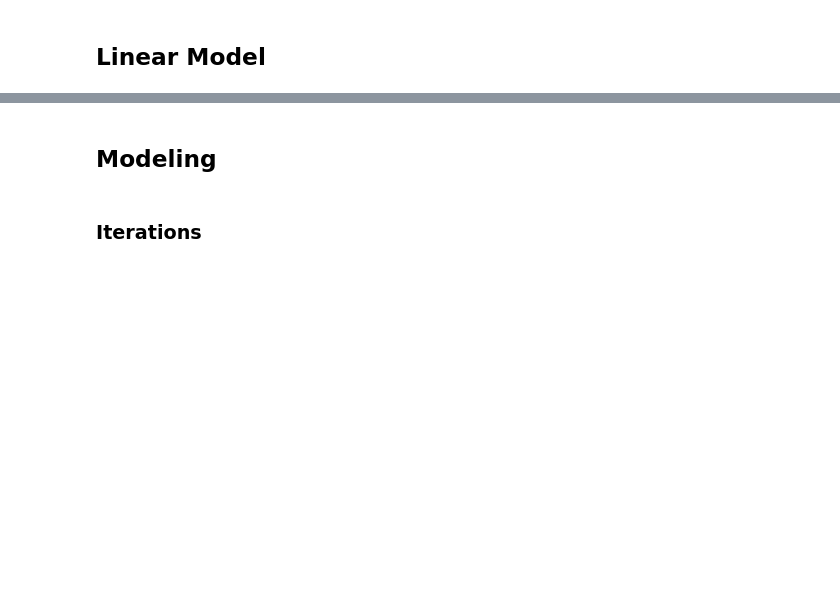
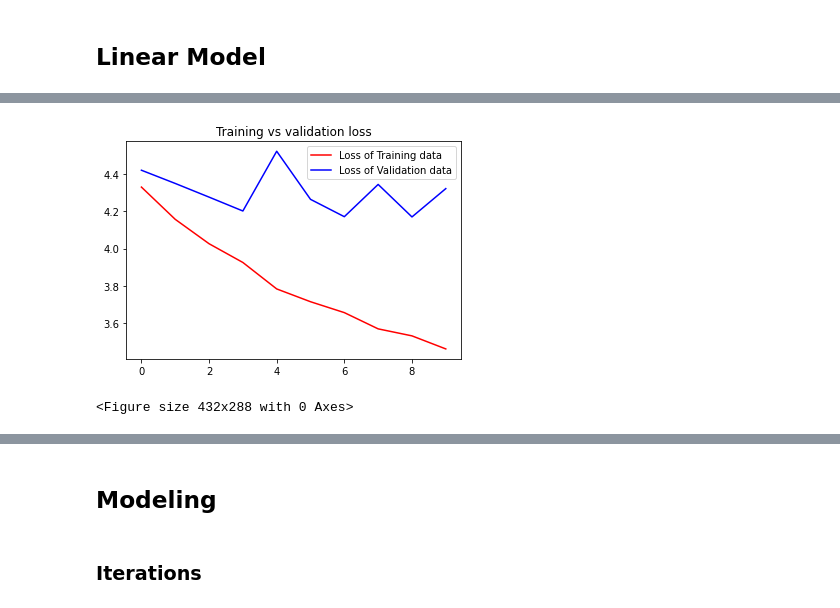
Before and after one commit to darthur93/Capstone-Image-Recognition, a Jupyter notebook: Notebook.ipynb, the cells around one changed output, grey strips where cells are left out. Drawn from its saved outputs; the diff is of its cells as text; code cells hidden in the pictures; blank space fills up the shorter version.

```diff
--- a/Notebook.ipynb
+++ b/Notebook.ipynb
@@ -541,0 +768,11 @@ evaluate(model, test_loader)
+# %%
+epochs = range(len(get_loss))
+plt.plot(epochs, get_loss, 'r', label='Loss of Training data')
+plt.plot(epochs, validation_loss, 'b', label='Loss of Validation data')
+plt.title('Training vs validation loss')
+plt.legend(loc=0)
+plt.figure()
+plt.show()
+# %% [output]
+[figure, added]
+<Figure size 432x288 with 0 Axes>
```
Also changed, not shown: parts of 39 cells of this notebook.
